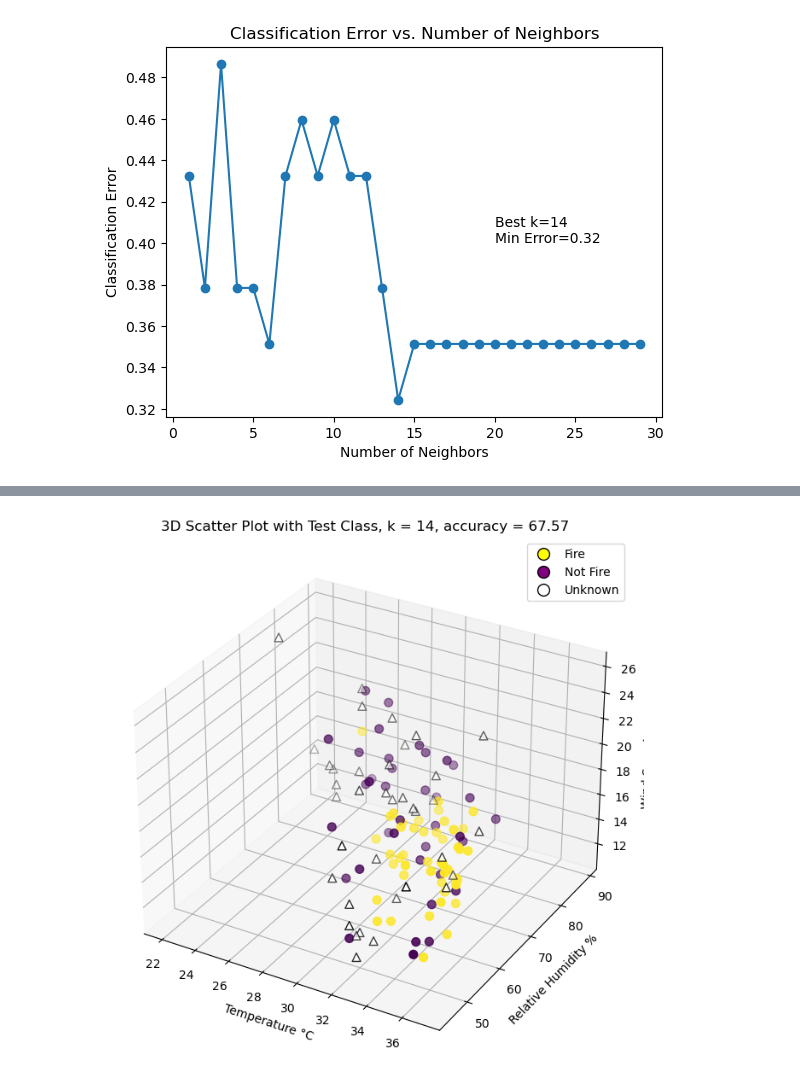
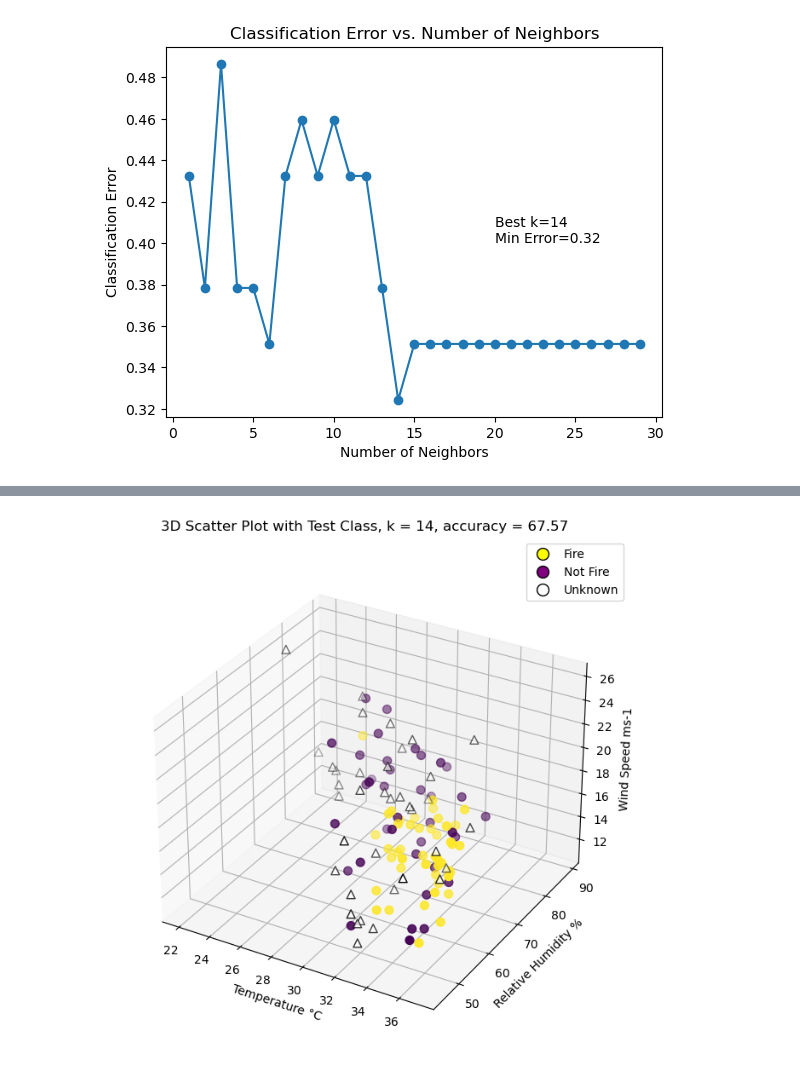
Before and after one commit to zelalemka/EOSC410-FinalProject, a Jupyter notebook: Final Project Knn v1.ipynb, the cells around one changed output, grey strips where cells are left out. Saved outputs shown, nothing was run; the diff lists cells and outputs as text; code cells hidden in the pictures.

```diff
--- a/Final Project Knn v1.ipynb
+++ b/Final Project Knn v1.ipynb
@@ -286,34 +287,36 @@ accuracy = np.round(np.mean(y_pred == y_test) * 100.0, 2)
 # Create a larger 3D scatter plot
 fig = plt.figure(figsize=(8, 8))
 ax = fig.add_subplot(111, projection='3d')
 
 
 # Scatter plot of the three variables colored by the predicted class
 
 scatter = ax.scatter(x_train[:, v1], x_train[:, v2], x_train[:, v3], c=y_train, cmap='viridis', s=50) # plot training data
 
 scatter = ax.scatter(x_test[:, v1], x_test[:, v2], x_test[:, v3], marker = "^",  c= "white", edgecolors= "black", cmap='viridis', s=50) # plot testing (new) data
 
 # scatter = ax.scatter(x_test[:, v1], x_test[:, v2], x_test[:, v3], c= "black", s = 50)
 
 # Add labels and a legend for two output classes
 ax.set_xlabel(data_dict[1])
 ax.set_ylabel(data_dict[2])
 ax.set_zlabel(data_dict[3])
 ax.set_title(f'3D Scatter Plot with Test Class, k = {n_neighbors}, accuracy = {accuracy} ')
 
 legend_labels = ['Fire', 'Not Fire',"Unknown"] # Check order
 legend_handles = [plt.Line2D([0], [0], marker='o', color='w', markeredgecolor = "black",  markerfacecolor=color, markersize=10) for color in ["yellow", "purple", "white"]]
 
 
 ax.legend(legend_handles, legend_labels)
 
+ax.set_box_aspect(aspect=None, zoom=0.92)
+
 
 plt.savefig('3d_test_blank.png', bbox_inches="tight")
 
 plt.show()
 # %% [output]
-[figure, old version]
+[figure, new version]
 # %%
 
 
```
Also changed, not shown: parts of 3 cells of this notebook, 3 other files.
